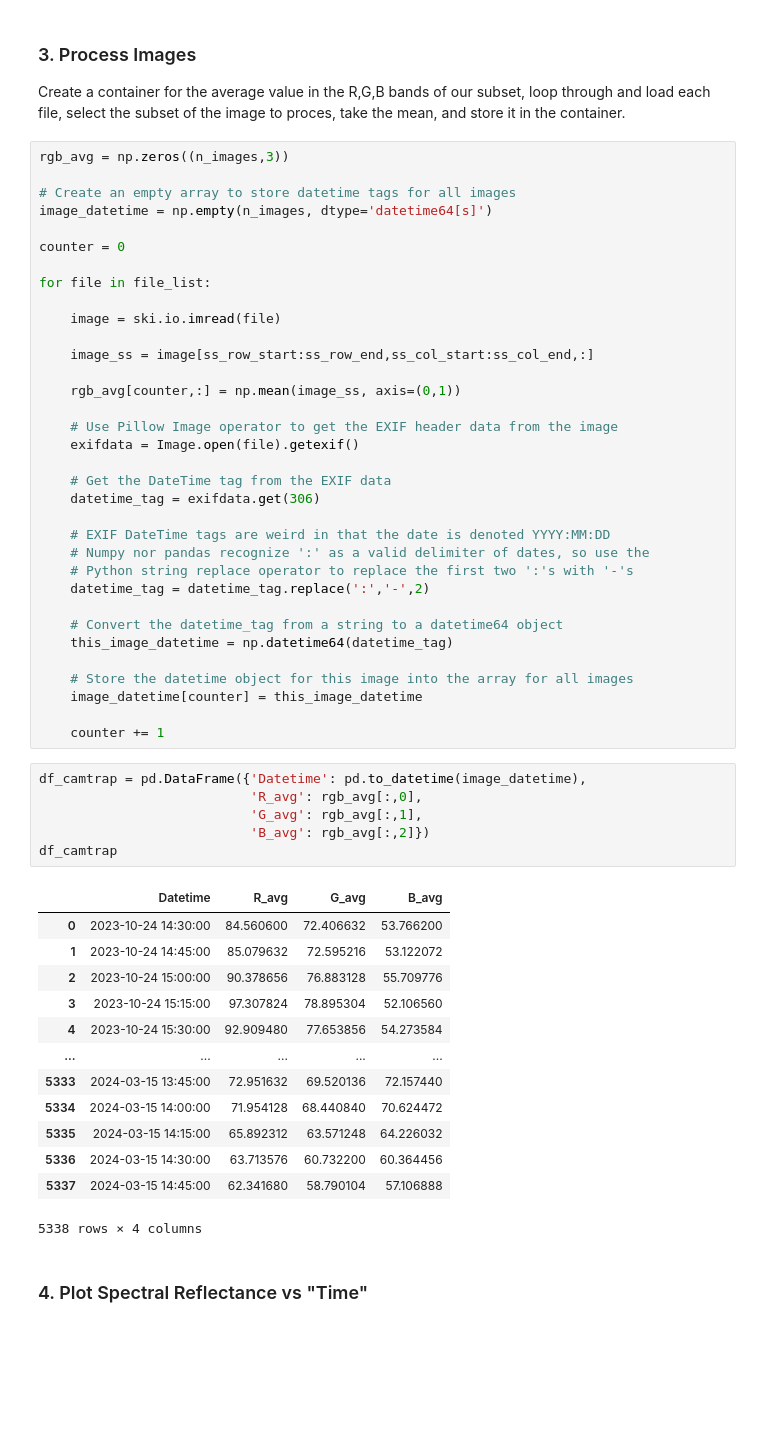
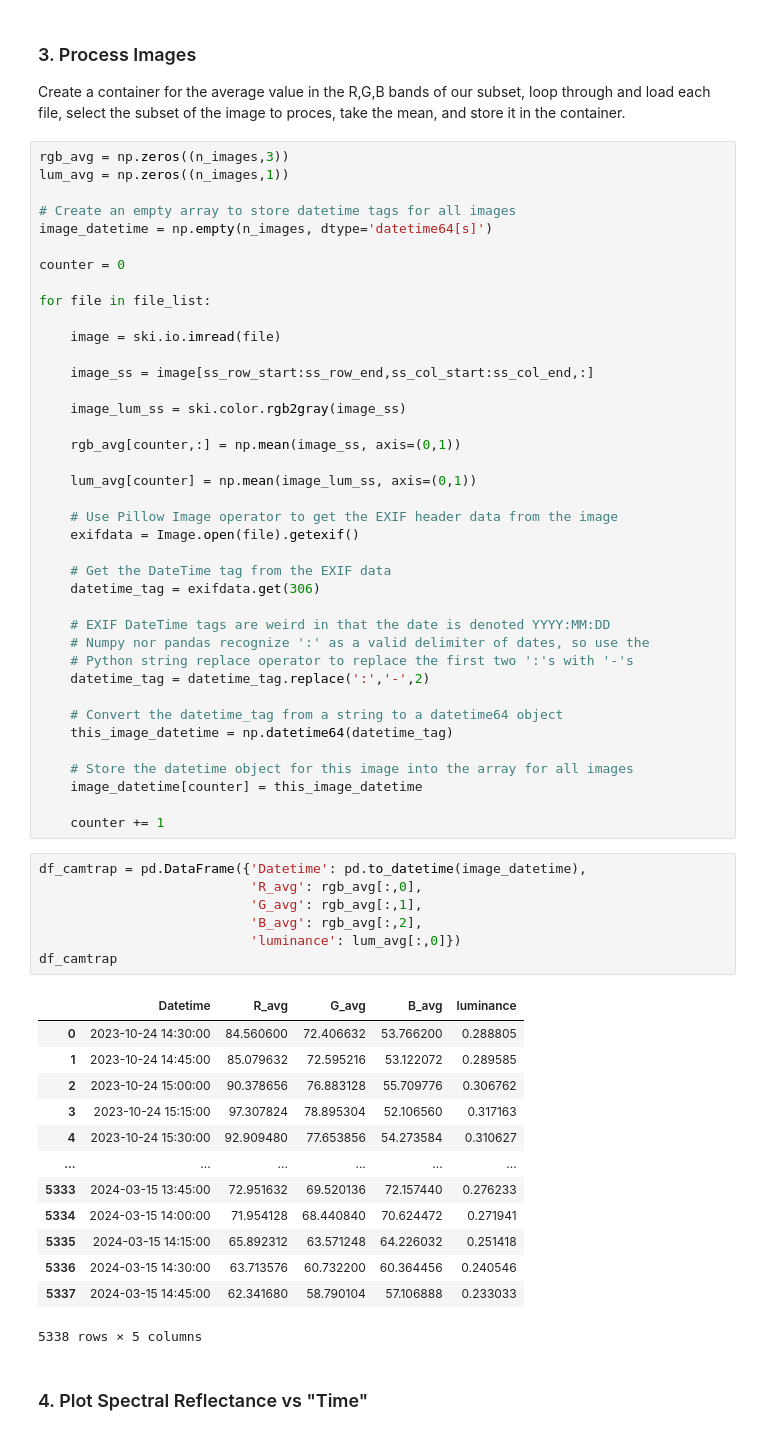
Before and after one commit to LEAF-BoiseState/LEAF-Photo-Hydrology, a Jupyter notebook: 6_Image_Time_Series_Workflow.ipynb, the cells around one changed output. Drawn from its saved outputs; the diff is of its cells as text; blank space fills up the shorter version.

```diff
--- a/6_Image_Time_Series_Workflow.ipynb
+++ b/6_Image_Time_Series_Workflow.ipynb
@@ -43,6 +45,7 @@ n_images = len(file_list)
 Create a container for the average value in the R,G,B bands of our subset, loop through and load each file, select the subset of the image to proces, take the mean, and store it in the container.
 # %%
 rgb_avg = np.zeros((n_images,3))
+lum_avg = np.zeros((n_images,1))
 
 # Create an empty array to store datetime tags for all images
 image_datetime = np.empty(n_images, dtype='datetime64[s]')
@@ -55,7 +58,11 @@ for file in file_list:
 
     image_ss = image[ss_row_start:ss_row_end,ss_col_start:ss_col_end,:]
 
+    image_lum_ss = ski.color.rgb2gray(image_ss)
+
     rgb_avg[counter,:] = np.mean(image_ss, axis=(0,1))
+
+    lum_avg[counter] = np.mean(image_lum_ss, axis=(0,1))
 
     # Use Pillow Image operator to get the EXIF header data from the image
     exifdata = Image.open(file).getexif()
@@ -78,22 +85,23 @@ for file in file_list:
 # %%
 df_camtrap = pd.DataFrame({'Datetime': pd.to_datetime(image_datetime),
                            'R_avg': rgb_avg[:,0],
                            'G_avg': rgb_avg[:,1],
-                           'B_avg': rgb_avg[:,2]})
+                           'B_avg': rgb_avg[:,2],
+                           'luminance': lum_avg[:,0]})
 df_camtrap
 # %% [output]
-|  | Datetime | R_avg | G_avg | B_avg |
-| 0 | 2023-10-24 14:30:00 | 84.560600 | 72.406632 | 53.766200 |
-| 1 | 2023-10-24 14:45:00 | 85.079632 | 72.595216 | 53.122072 |
-| 2 | 2023-10-24 15:00:00 | 90.378656 | 76.883128 | 55.709776 |
-| 3 | 2023-10-24 15:15:00 | 97.307824 | 78.895304 | 52.106560 |
-| 4 | 2023-10-24 15:30:00 | 92.909480 | 77.653856 | 54.273584 |
-| ... | ... | ... | ... | ... |
-| 5333 | 2024-03-15 13:45:00 | 72.951632 | 69.520136 | 72.157440 |
-| 5334 | 2024-03-15 14:00:00 | 71.954128 | 68.440840 | 70.624472 |
-| 5335 | 2024-03-15 14:15:00 | 65.892312 | 63.571248 | 64.226032 |
-| 5336 | 2024-03-15 14:30:00 | 63.713576 | 60.732200 | 60.364456 |
-| 5337 | 2024-03-15 14:45:00 | 62.341680 | 58.790104 | 57.106888 |
+|  | Datetime | R_avg | G_avg | B_avg | luminance |
+| 0 | 2023-10-24 14:30:00 | 84.560600 | 72.406632 | 53.766200 | 0.288805 |
+| 1 | 2023-10-24 14:45:00 | 85.079632 | 72.595216 | 53.122072 | 0.289585 |
+| 2 | 2023-10-24 15:00:00 | 90.378656 | 76.883128 | 55.709776 | 0.306762 |
+| 3 | 2023-10-24 15:15:00 | 97.307824 | 78.895304 | 52.106560 | 0.317163 |
+| 4 | 2023-10-24 15:30:00 | 92.909480 | 77.653856 | 54.273584 | 0.310627 |
+| ... | ... | ... | ... | ... | ... |
+| 5333 | 2024-03-15 13:45:00 | 72.951632 | 69.520136 | 72.157440 | 0.276233 |
+| 5334 | 2024-03-15 14:00:00 | 71.954128 | 68.440840 | 70.624472 | 0.271941 |
+| 5335 | 2024-03-15 14:15:00 | 65.892312 | 63.571248 | 64.226032 | 0.251418 |
+| 5336 | 2024-03-15 14:30:00 | 63.713576 | 60.732200 | 60.364456 | 0.240546 |
+| 5337 | 2024-03-15 14:45:00 | 62.341680 | 58.790104 | 57.106888 | 0.233033 |
-5338 rows × 4 columns
+5338 rows × 5 columns
 # %% [markdown]
 ### 4. Plot Spectral Reflectance vs "Time"
```
Also changed, not shown: parts of 8 cells of this notebook, 1 other file.
